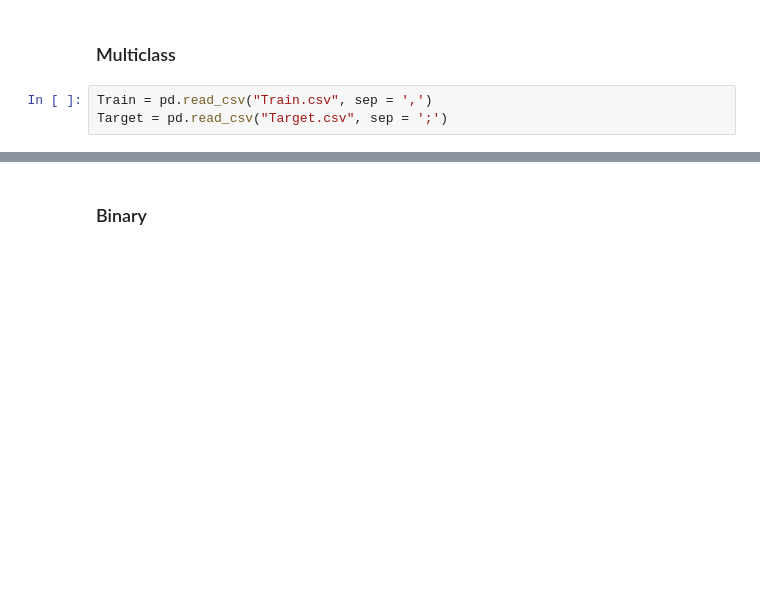
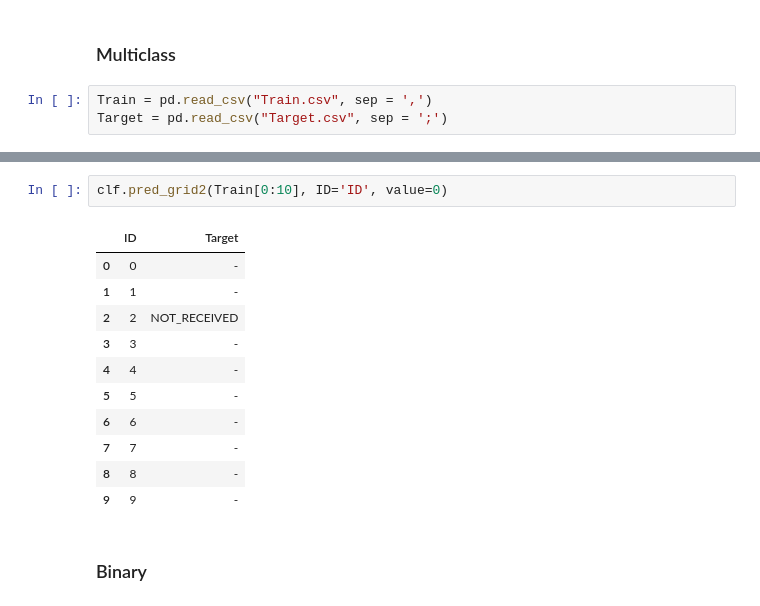
Before and after one commit to jeremycombe/Pipeline, a Jupyter notebook: Pipeline V2.ipynb, the cells around one changed output, grey strips where cells are left out. Saved outputs shown, nothing was run; the diff lists cells and outputs as text; blank space fills up the shorter version.

```diff
--- a/Pipeline V2.ipynb
+++ b/Pipeline V2.ipynb
@@ -636,3 +734,17 @@ NaN data filled by 0
+# %%
+clf.pred_grid2(Train[0:10], ID='ID', value=0)
+# %% [output]
+|  | ID | Target |
+| 0 | 0 | - |
+| 1 | 1 | - |
+| 2 | 2 | NOT_RECEIVED |
+| 3 | 3 | - |
+| 4 | 4 | - |
+| 5 | 5 | - |
+| 6 | 6 | - |
+| 7 | 7 | - |
+| 8 | 8 | - |
+| 9 | 9 | - |
 # %% [markdown]
 ### Binary
 # %%
```
Also changed, not shown: parts of 4 cells of this notebook, 5 other files.
